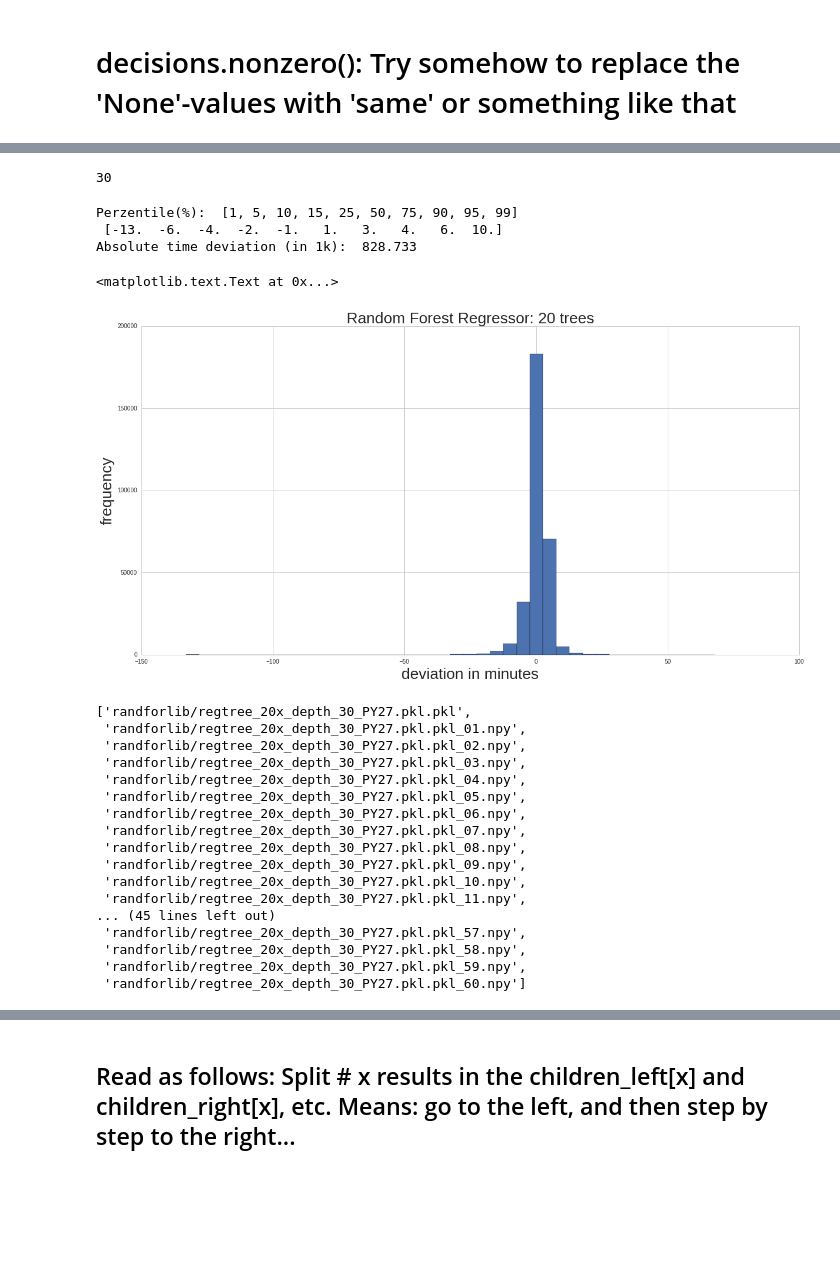
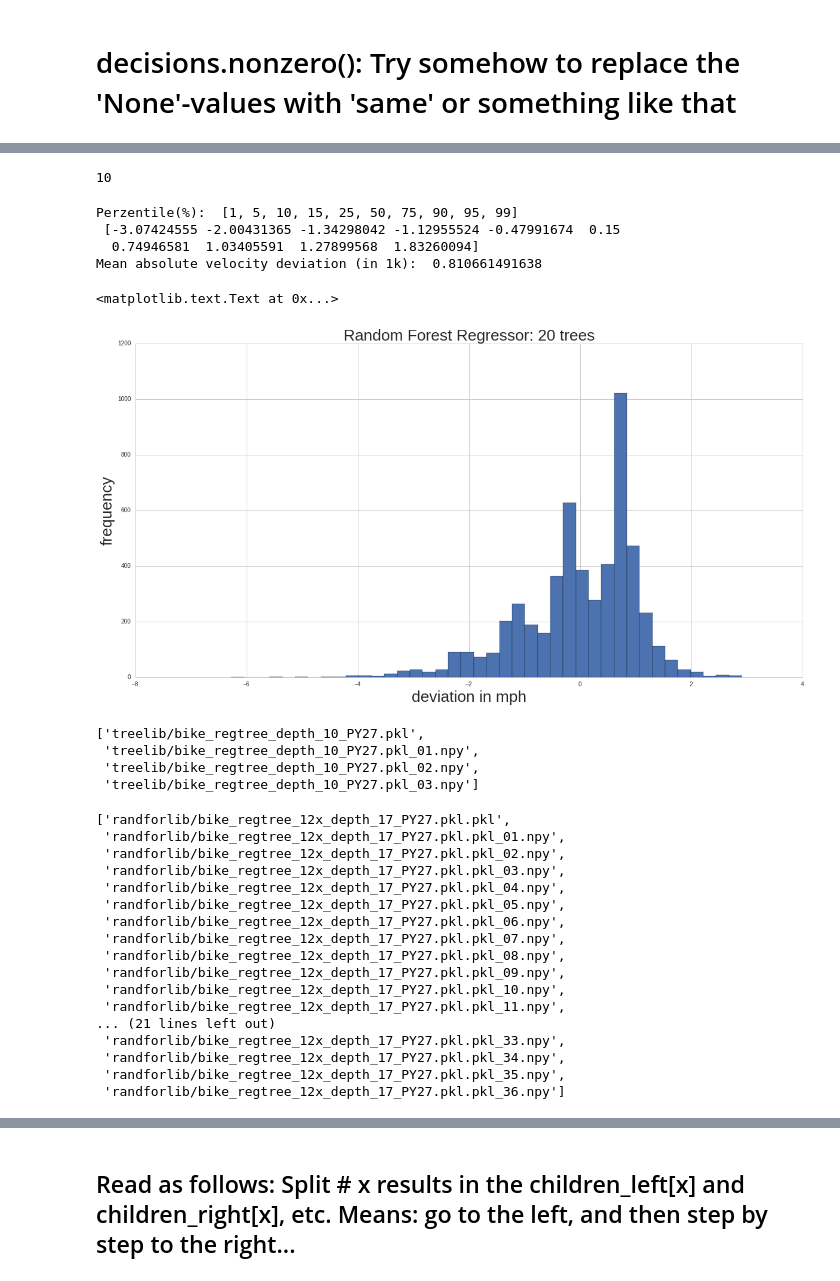
Before and after one commit to nikhase/nyc-taxi, a Jupyter notebook: weeklyBikeAnalysis.ipynb, the cells around one changed output, grey strips where cells are left out. Drawn from its saved outputs; the diff is of its cells as text; code cells hidden in the pictures; blank space fills up the shorter version.

Commit message:
removed _dayofmonth_ from input in taxi and bike (was not considered anyhow). Made bike trees, but they are biased - not good!

```diff
--- a/weeklyBikeAnalysis.ipynb
+++ b/weeklyBikeAnalysis.ipynb
@@ -433,8 +429,10 @@ anomaly = data.loc[(data['avg_velocity'] < lb)]
 # %%
 lb = 5
-anomaly = data.loc[(data['avg_velocity'] < lb)] # be careful! Maybe adjust to append.
+ub = 15
+anomaly = data.loc[(data['avg_velocity'] < lb) | (data['avg_velocity'] > ub)] # be careful! Maybe adjust to append.
 #anomaly.loc[
-anomaly.loc[data.loc[(data['avg_velocity'] < lb)].index,'flag'] = 'too slow'
+anomaly.loc[data.loc[(data['avg_velocity'] < lb)].index,'flag'] = 'too_slow'
+anomaly.loc[data.loc[(data['avg_velocity'] > ub)].index,'flag'] = 'too_fast'
 data = data.drop(anomaly.index, errors='ignore') # ignore uncontained labels / indices
 print(1-len(data)/(len(data)+len(anomaly)))
 # %% [output]
@@ -802,6 +783,6 @@ Name: trip_time_in_mins, dtype: float64
 # Split the data into a training dataset and a test dataset. Evaluate the performance of the decision tree on the test data
 # %%
 from sklearn import cross_validation as cv
-y = time_regression_df["trip_time_in_mins"]
-X = time_regression_df.ix[:,0:7]
-X_train, X_test, y_train, y_test = cv.train_test_split(X, y,test_size=0.1,random_state=0)
+y = time_regression_df["avg_velocity_mph"]
+X = time_regression_df.ix[:,0:6]
+X_train, X_test, y_train, y_test = cv.train_test_split(X, y,test_size=0.05,random_state=0)
@@ -874,7 +857,7 @@ import matplotlib.pyplot as plt
 #print("* features:", features, sep="\n")
 
 
-regtree = DecisionTreeRegressor(min_samples_split=3, random_state=99, max_depth=8)# formerly 15. 15 is reasonable
+regtree = DecisionTreeRegressor(min_samples_split=3, random_state=99, max_depth=10)# formerly 15. 15 is reasonable
                                                                                      # random states: 99
 regtree.fit(X_train, y_train)
 # %% [output]
@@ -1081,7 +1084,7 @@ t = time.time()
 # %%
 from sklearn.ensemble import RandomForestRegressor
 
-rd_regtree = RandomForestRegressor(n_estimators=20,n_jobs=6,min_samples_split=3, random_state=99, max_depth=30)
+rd_regtree = RandomForestRegressor(n_estimators=12,n_jobs=6,min_samples_split=3, random_state=99, max_depth=17)
 #total sum of diff: 1132
 #rd_regtree = RandomForestRegressor(n_estimators=40,n_jobs=-1,min_samples_split=3, random_state=99, max_depth=11)
 #total sum of diff: 1129
@@ -1130,44 +1146,53 @@ joblib.dump(regtree, 'treelib/regtree_depth_30_PY27.pkl', protocol=2)
 # %%
 regtree.tree_.max_depth
 # %% [output]
-30
+10
 # %%
 percentiles = [1,5,10,15,25,50,75,90,95,99]
 y_pred = rd_regtree.predict(X_test)
 np.linalg.norm(y_pred-y_test)
-diff = (np.ceil(y_pred)-y_test)
+diff = (y_pred-y_test)
 #plt.figure(figsize=(12,10))
 plt.hist(diff.values, bins=40)
 print('Perzentile(%): ', percentiles , '\n', np.percentile(diff.values, percentiles))
-print('Absolute time deviation (in 1k): ', sum(abs(diff))/1000)
+print('Mean absolute velocity deviation (in 1k): ', (sum(abs(diff))/len(diff)))
 plt.title('Random Forest Regressor: 20 trees')
-plt.xlabel('deviation in minutes')
+plt.xlabel('deviation in mph')
 plt.ylabel('frequency')
 # %% [output]
 Perzentile(%):  [1, 5, 10, 15, 25, 50, 75, 90, 95, 99]
- [-13.  -6.  -4.  -2.  -1.   1.   3.   4.   6.  10.]
-Absolute time deviation (in 1k):  828.733
+ [-3.07424555 -2.00431365 -1.34298042 -1.12955524 -0.47991674  0.15
+  0.74946581  1.03405591  1.27899568  1.83260094]
+Mean absolute velocity deviation (in 1k):  0.810661491638
 <matplotlib.text.Text at 0x...>
-[figure, old version]
+[figure, new version]
+# %%
+from sklearn.externals import joblib
+joblib.dump(regtree, 'treelib/bike_regtree_depth_10_PY27.pkl', protocol=2)
+# %% [output]
+['treelib/bike_regtree_depth_10_PY27.pkl',
+ 'treelib/bike_regtree_depth_10_PY27.pkl_01.npy',
+ 'treelib/bike_regtree_depth_10_PY27.pkl_02.npy',
+ 'treelib/bike_regtree_depth_10_PY27.pkl_03.npy']
 # %%
 from sklearn.externals import joblib
-joblib.dump(rd_regtree, 'randforlib/regtree_20x_depth_30_PY27.pkl.pkl', protocol=2)
+joblib.dump(rd_regtree, 'randforlib/bike_regtree_12x_depth_17_PY27.pkl.pkl', protocol=2)
 # %% [output]
-['randforlib/regtree_20x_depth_30_PY27.pkl.pkl',
- 'randforlib/regtree_20x_depth_30_PY27.pkl.pkl_01.npy',
- 'randforlib/regtree_20x_depth_30_PY27.pkl.pkl_02.npy',
- 'randforlib/regtree_20x_depth_30_PY27.pkl.pkl_03.npy',
- 'randforlib/regtree_20x_depth_30_PY27.pkl.pkl_04.npy',
- 'randforlib/regtree_20x_depth_30_PY27.pkl.pkl_05.npy',
- 'randforlib/regtree_20x_depth_30_PY27.pkl.pkl_06.npy',
- 'randforlib/regtree_20x_depth_30_PY27.pkl.pkl_07.npy',
- 'randforlib/regtree_20x_depth_30_PY27.pkl.pkl_08.npy',
- 'randforlib/regtree_20x_depth_30_PY27.pkl.pkl_09.npy',
- 'randforlib/regtree_20x_depth_30_PY27.pkl.pkl_10.npy',
- 'randforlib/regtree_20x_depth_30_PY27.pkl.pkl_11.npy',
-... (45 lines left out)
- 'randforlib/regtree_20x_depth_30_PY27.pkl.pkl_57.npy',
- 'randforlib/regtree_20x_depth_30_PY27.pkl.pkl_58.npy',
- 'randforlib/regtree_20x_depth_30_PY27.pkl.pkl_59.npy',
- 'randforlib/regtree_20x_depth_30_PY27.pkl.pkl_60.npy']
+['randforlib/bike_regtree_12x_depth_17_PY27.pkl.pkl',
+ 'randforlib/bike_regtree_12x_depth_17_PY27.pkl.pkl_01.npy',
+ 'randforlib/bike_regtree_12x_depth_17_PY27.pkl.pkl_02.npy',
+ 'randforlib/bike_regtree_12x_depth_17_PY27.pkl.pkl_03.npy',
+ 'randforlib/bike_regtree_12x_depth_17_PY27.pkl.pkl_04.npy',
+ 'randforlib/bike_regtree_12x_depth_17_PY27.pkl.pkl_05.npy',
+ 'randforlib/bike_regtree_12x_depth_17_PY27.pkl.pkl_06.npy',
+ 'randforlib/bike_regtree_12x_depth_17_PY27.pkl.pkl_07.npy',
+ 'randforlib/bike_regtree_12x_depth_17_PY27.pkl.pkl_08.npy',
+ 'randforlib/bike_regtree_12x_depth_17_PY27.pkl.pkl_09.npy',
+ 'randforlib/bike_regtree_12x_depth_17_PY27.pkl.pkl_10.npy',
+ 'randforlib/bike_regtree_12x_depth_17_PY27.pkl.pkl_11.npy',
+... (21 lines left out)
+ 'randforlib/bike_regtree_12x_depth_17_PY27.pkl.pkl_33.npy',
+ 'randforlib/bike_regtree_12x_depth_17_PY27.pkl.pkl_34.npy',
+ 'randforlib/bike_regtree_12x_depth_17_PY27.pkl.pkl_35.npy',
+ 'randforlib/bike_regtree_12x_depth_17_PY27.pkl.pkl_36.npy']
 # %%
```
Also changed, not shown: parts of 48 cells of this notebook, 2 other files.
